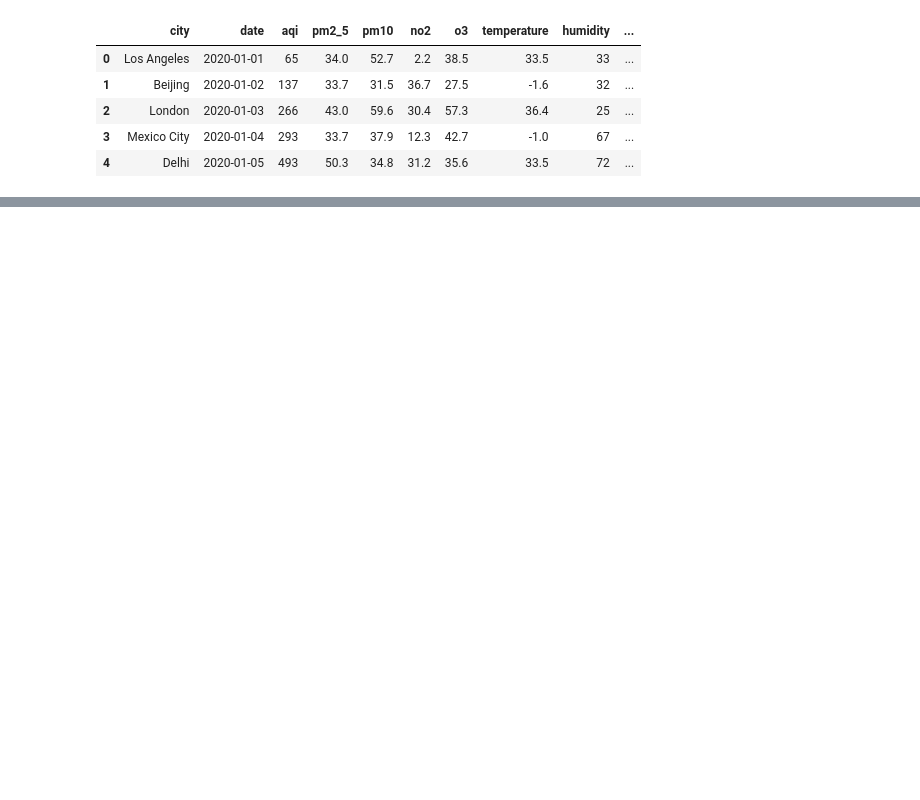
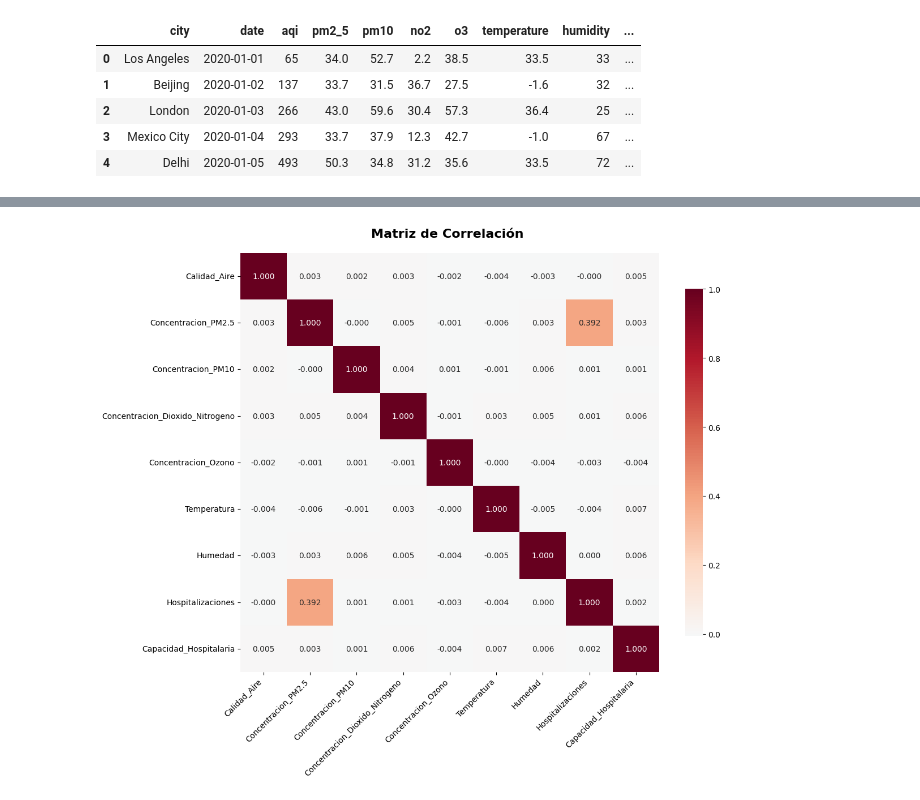
Before and after one commit to AlejandroAvila43/MineriaDeDatos, a Jupyter notebook: Air quality/AirQuality.ipynb, the cells around one changed output, grey strips where cells are left out. Cells and saved outputs as stored; diff of their text form; code cells hidden in the pictures; blank space fills up the shorter version.

```diff
--- a/Air quality/AirQuality.ipynb
+++ b/Air quality/AirQuality.ipynb
@@ -17,0 +237,40 @@ dataset.head() # viendo si se cargo de manera correcta los datos
+# %%
+# Seleccionar solo las columnas numéricas para la matriz de correlación
+columnas_numericas = [
+    'Calidad_Aire',
+    'Concentracion_PM2.5',
+    'Concentracion_PM10',
+    'Concentracion_Dioxido_Nitrogeno',
+    'Concentracion_Ozono',
+    'Temperatura',
+    'Humedad',
+    'Hospitalizaciones',
+    'Capacidad_Hospitalaria'
+]
+
+# Crear subdataset solo con columnas numéricas
+dataset_numerico = dataset[columnas_numericas]
+
+# Calcular matriz de correlación
+matriz_correlacion = dataset_numerico.corr()
+
+# Crear el heatmap COMPLETO (sin máscara)
+plt.figure(figsize=(12, 10))
+
+sns.heatmap(matriz_correlacion,
+            annot=True,
+            cmap='RdBu_r',
+            center=0,
+            fmt='.3f',  # Mostrar 3 decimales
+            square=True,
+            cbar_kws={'shrink': 0.8},
+            annot_kws={'size': 10})
+
+plt.title('Matriz de Correlación ',
+          fontsize=16, fontweight='bold', pad=20)
+plt.xticks(rotation=45, ha='right')
+plt.yticks(rotation=0)
+plt.tight_layout()
+plt.show()
+# %% [output]
+[figure, added]
```
Also changed, not shown: parts of 11 cells of this notebook, 1 other file.
